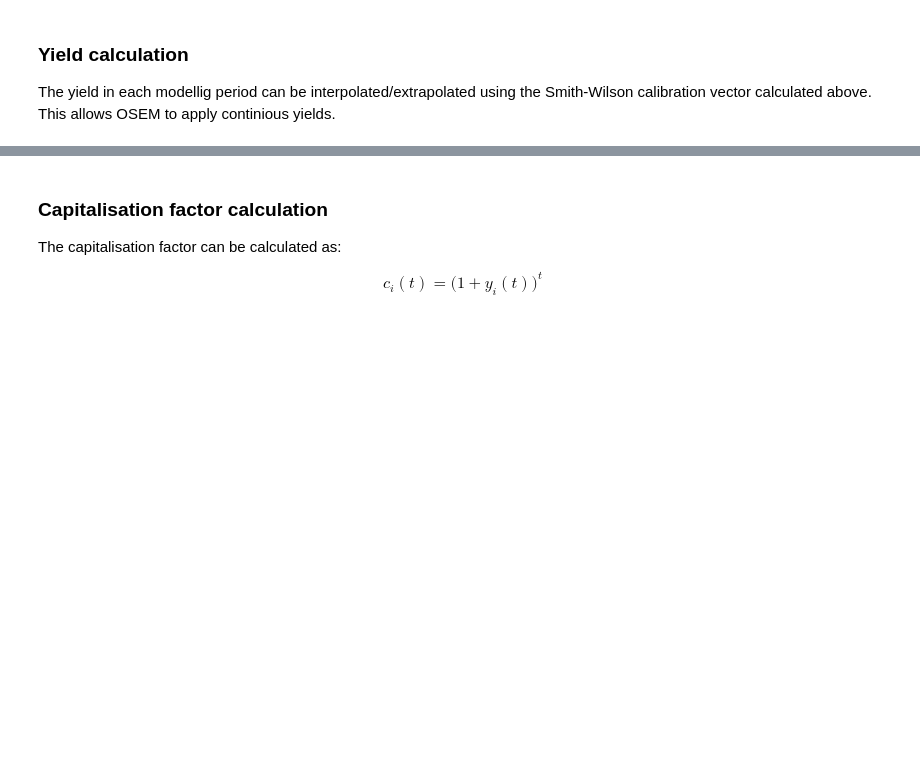
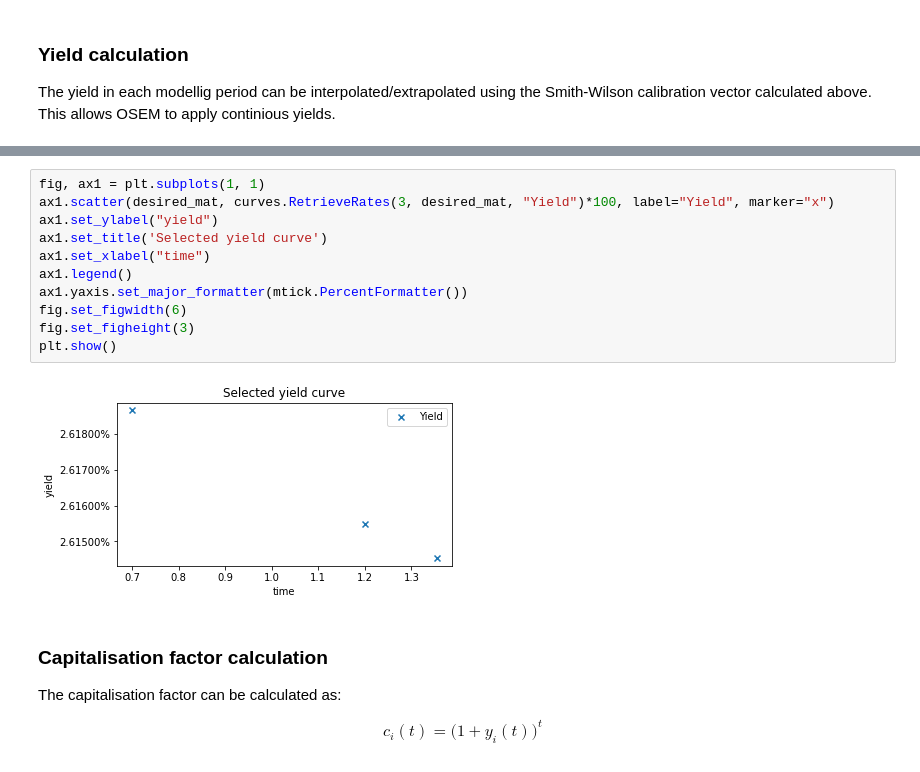
Before and after one commit to open-source-modelling/Open_Source_Economic_Model, a Jupyter notebook: Projection of the risk free curve and recalibration inside OSEM.ipynb, the cells around one changed output, grey strips where cells are left out. Cells and saved outputs as stored; diff of their text form; blank space fills up the shorter version.

```diff
--- a/Projection of the risk free curve and recalibration inside OSEM.ipynb
+++ b/Projection of the risk free curve and recalibration inside OSEM.ipynb
@@ -235,3 +241,16 @@ array([0.02618662, 0.026155  , 0.02614528])
+# %%
+fig, ax1 = plt.subplots(1, 1)
+ax1.scatter(desired_mat, curves.RetrieveRates(3, desired_mat, "Yield")*100, label="Yield", marker="x")
+ax1.set_ylabel("yield")
+ax1.set_title('Selected yield curve')
+ax1.set_xlabel("time")
+ax1.legend()
+ax1.yaxis.set_major_formatter(mtick.PercentFormatter())
+fig.set_figwidth(6)
+fig.set_figheight(3)
+plt.show()
+# %% [output]
+[figure, added]
 # %% [markdown]
 ### Capitalisation factor calculation
 
```
Also changed, not shown: parts of 13 cells of this notebook, 1 other file.
